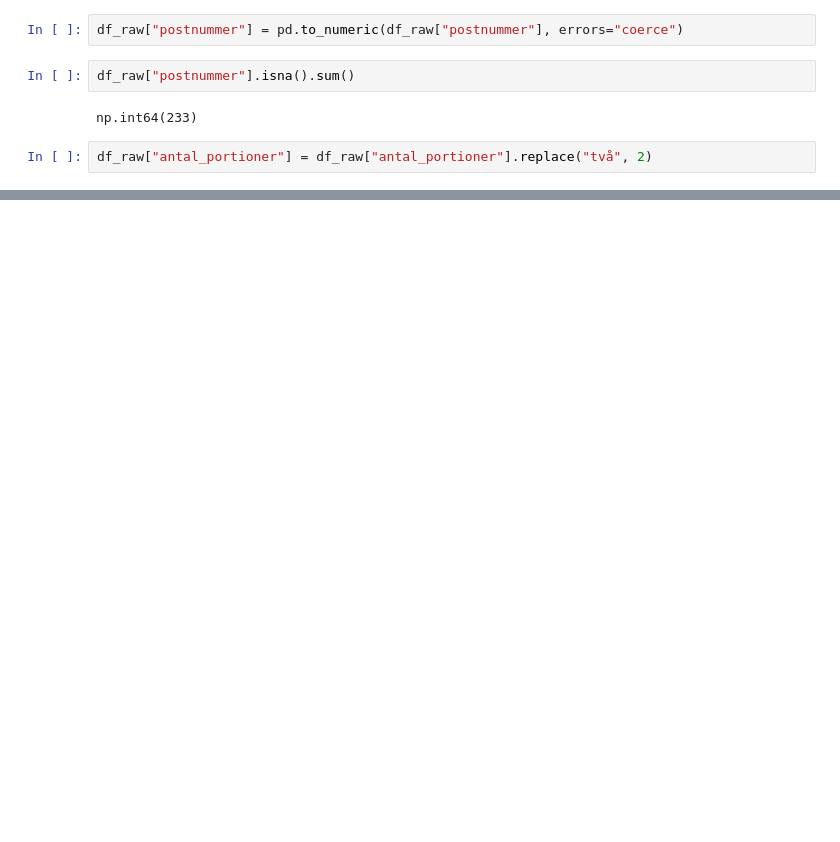
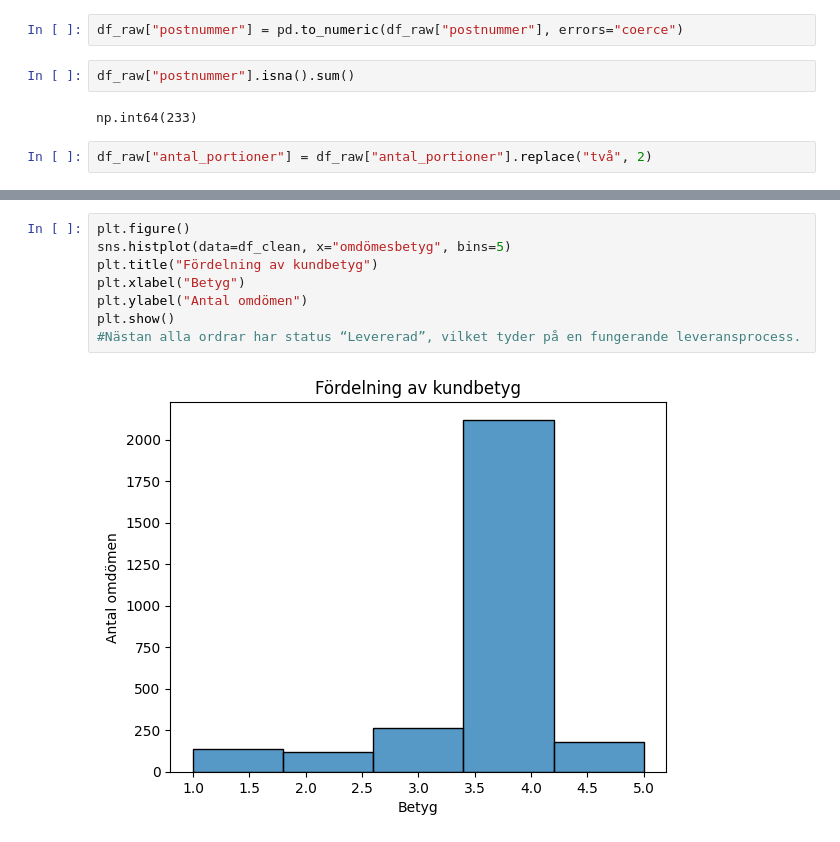
Before and after one commit to amindalshad42-stack/projekt-, a Jupyter notebook: ETL_matkassen.ipynb, the cells around one changed output, grey strips where cells are left out. Saved outputs shown, nothing was run; the diff lists cells and outputs as text; blank space fills up the shorter version.

```diff
--- a/ETL_matkassen.ipynb
+++ b/ETL_matkassen.ipynb
@@ -211,0 +261,10 @@ df_raw["antal_portioner"] = df_raw["antal_portioner"].replace("två", 2)
+# %%
+plt.figure()
+sns.histplot(data=df_clean, x="omdömesbetyg", bins=5)
+plt.title("Fördelning av kundbetyg")
+plt.xlabel("Betyg")
+plt.ylabel("Antal omdömen")
+plt.show()
+#Nästan alla ordrar har status “Levererad”, vilket tyder på en fungerande leveransprocess.
+# %% [output]
+[figure, added]
```
Also changed, not shown: parts of 11 cells of this notebook.
